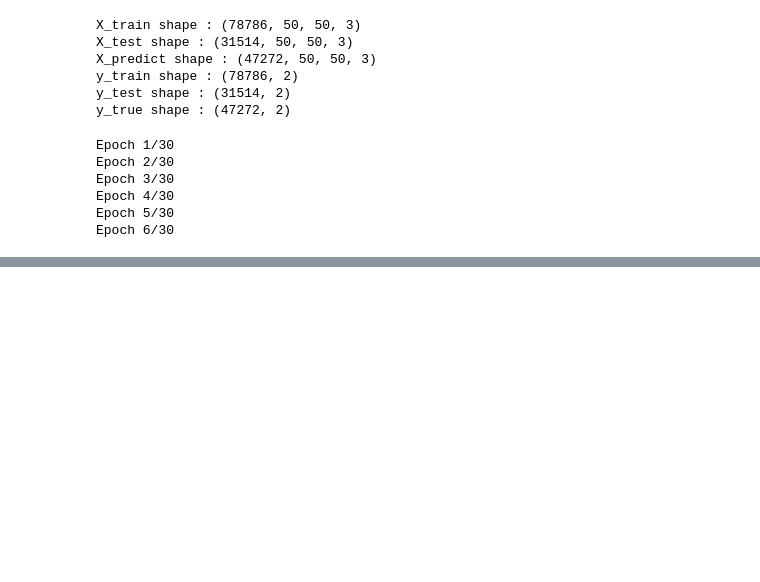
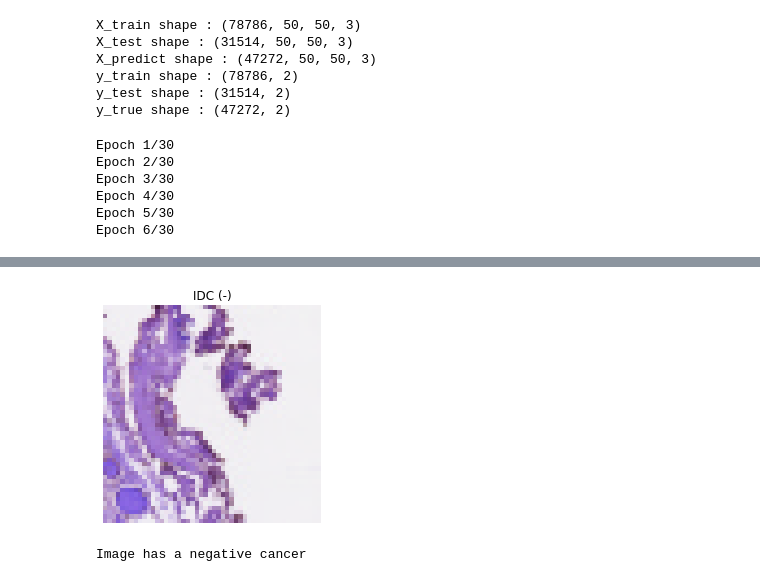
Before and after one commit to Inam7375/Zaheem-Repo, a Jupyter notebook: ANN.ipynb, the cells around one changed output, grey strips where cells are left out. Drawn from its saved outputs; the diff is of its cells as text; code cells hidden in the pictures; blank space fills up the shorter version.

```diff
--- a/ANN.ipynb
+++ b/ANN.ipynb
@@ -249,0 +281,18 @@ model.save('ANN Model.h5')
+# %%
+if test_label[0] < .5:
+    plt.axis('off')
+    plt.title('IDC (+)')
+    plt.imshow(test_image.astype('uint8'))
+elif test_label[0] >= .5:
+    plt.axis('off')
+    plt.title('IDC (-)')
+    plt.imshow(test_image.astype('uint8'))
+# %% [output]
+[figure, added]
+# %%
+if predeiction[0] < .5:
+    print("Image has a positive cancer")
+elif predeiction[0] >= .5:
+    print("Image has a negative cancer")
+# %% [output]
+Image has a negative cancer
```
Also changed, not shown: parts of 4 cells of this notebook, 6 other files.
